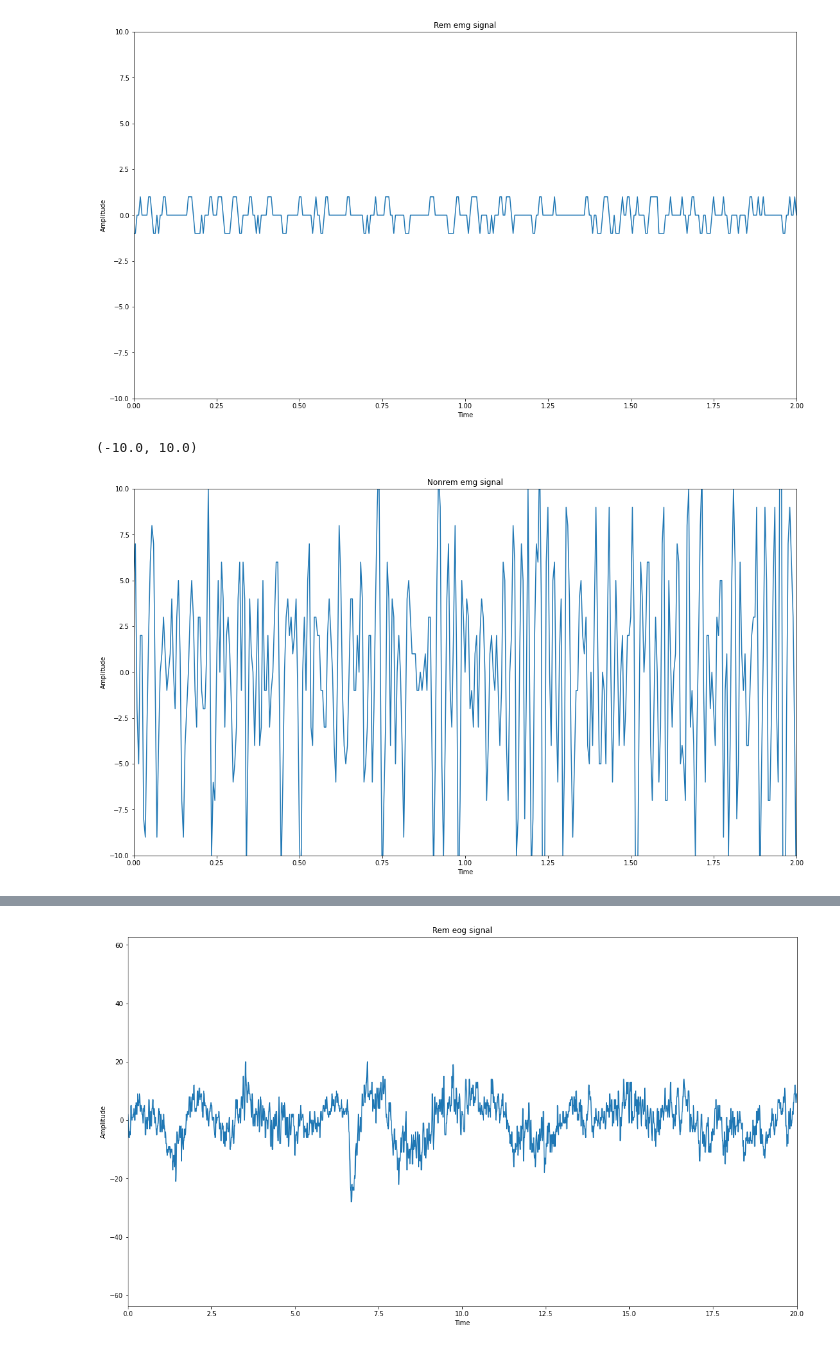
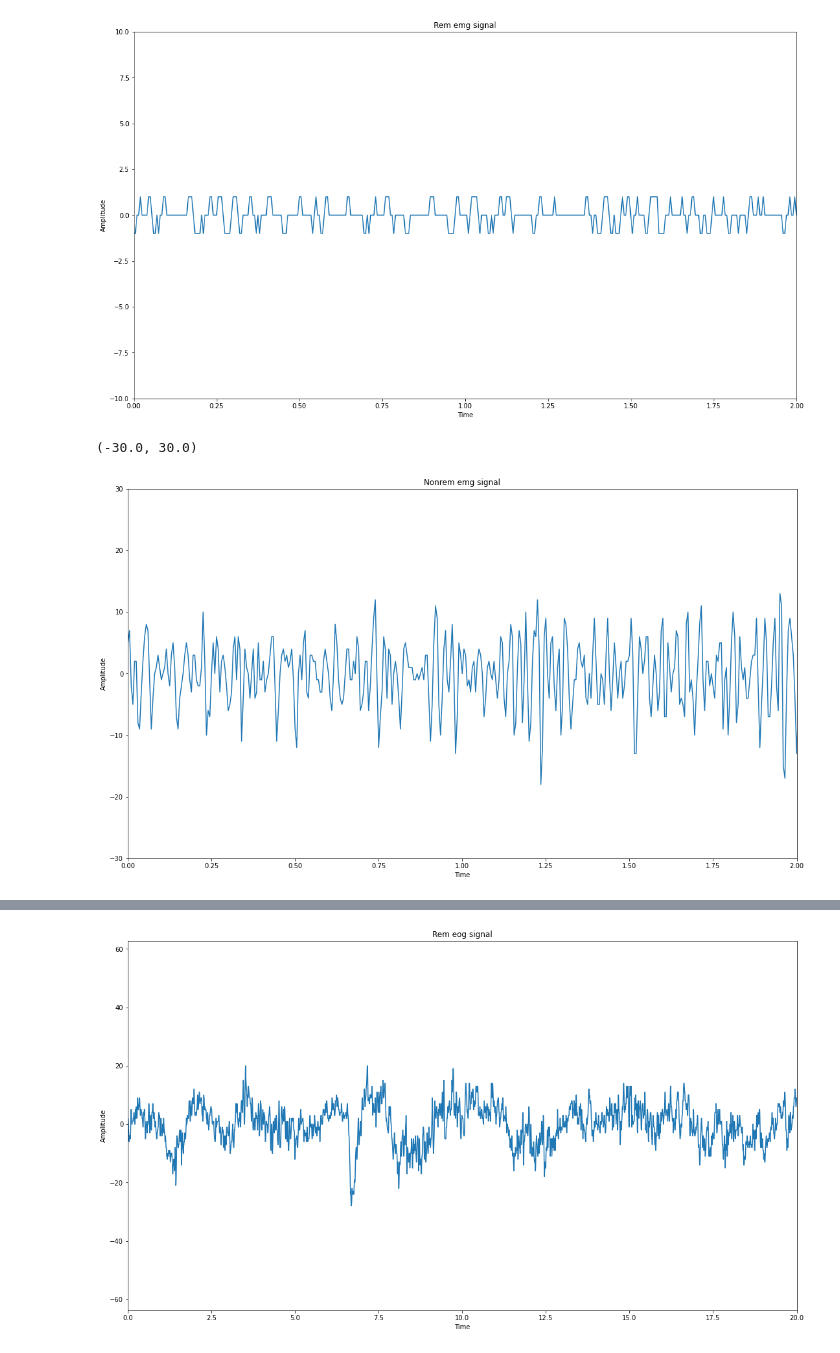
Before and after one commit to aerehn/DTEK0086, a Jupyter notebook: App5_Sleep_stage_classification_using_electromyography_and_electro_oculography_.ipynb, the cells around one changed output, grey strips where cells are left out. Cells and saved outputs as stored; diff of their text form; code cells hidden in the pictures.

```diff
--- a/App5_Sleep_stage_classification_using_electromyography_and_electro_oculography_.ipynb
+++ b/App5_Sleep_stage_classification_using_electromyography_and_electro_oculography_.ipynb
@@ -263,15 +264,15 @@ plt.ylim([-10,10])
 # %%
 fs=len(nonrem_data['emg'])/sample_length_in_seconds
 dt=1/fs
 t = np.arange(0,60,dt)
 fig, axs = plt.subplots()
 fig.set_size_inches(18.5, 10.5)
 axs.set_title("Nonrem emg signal")
 axs.plot(t, nonrem_data['emg'], color='C0')
 axs.set_xlabel("Time")
 axs.set_ylabel("Amplitude")
 plt.xlim([0.00, 2]);
-plt.ylim([-10,10])
+plt.ylim([-30,30])
 # %% [output]
-(-10.0, 10.0)
+(-30.0, 30.0)
-[figure, old version]
+[figure, new version]
```
Also changed, not shown: parts of 3 cells of this notebook.
